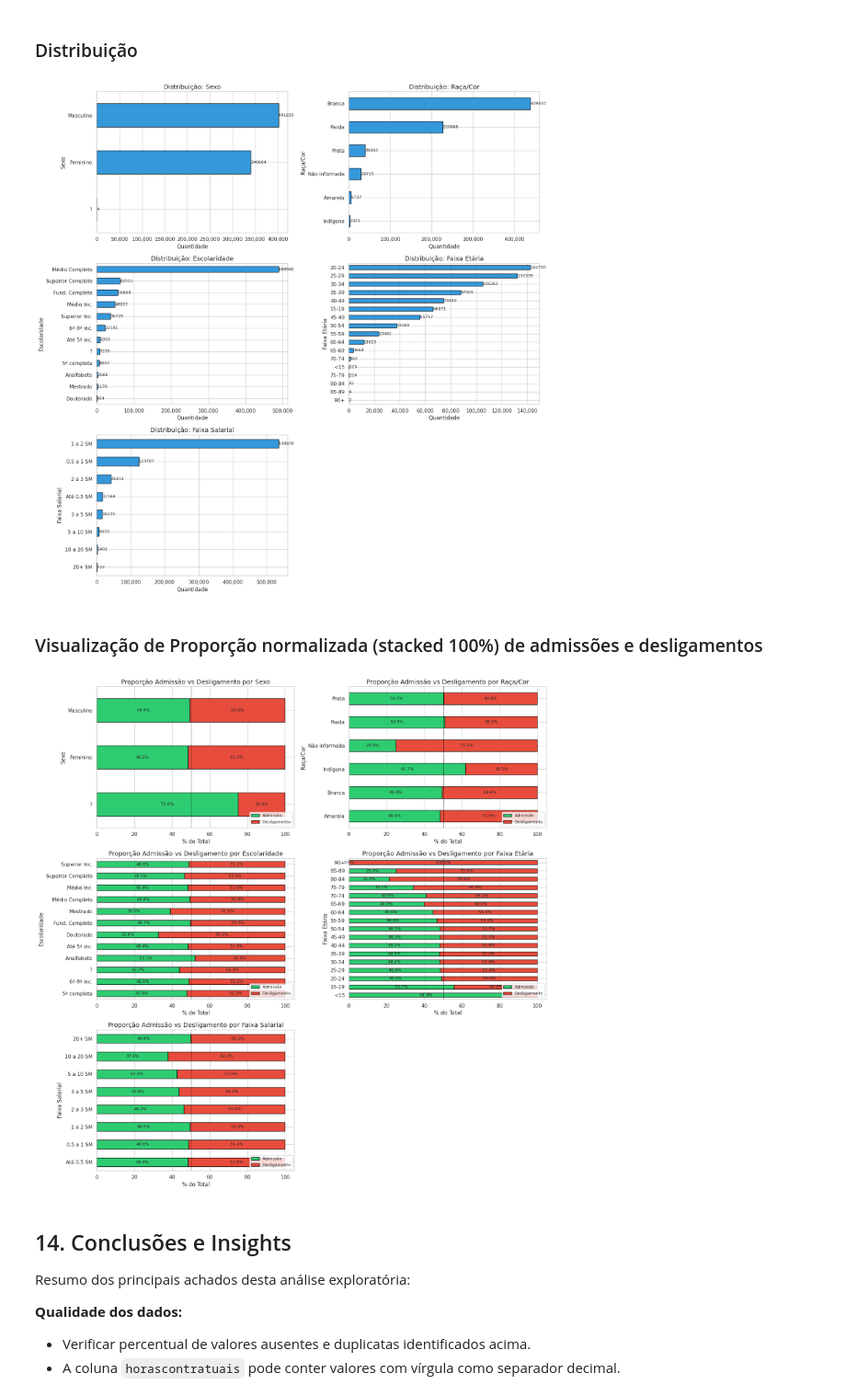
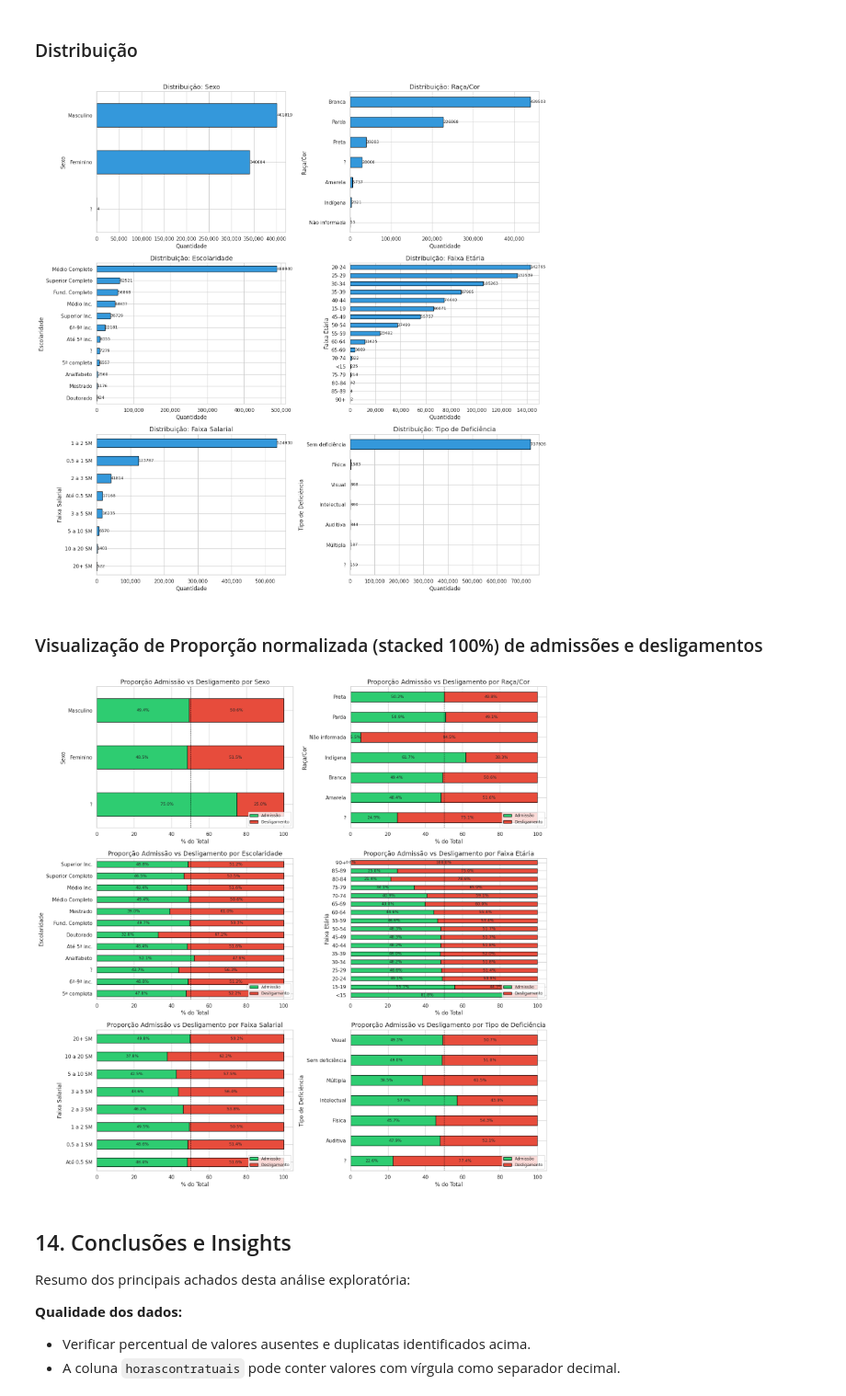
Before and after one commit to vinimeurer/employment-balance-predictor, a Jupyter notebook: eda_caged_curitiba.ipynb, the cells around one changed output. Shown at 92% size. Saved outputs shown, nothing was run; the diff lists cells and outputs as text; code cells hidden in the pictures.

```diff
--- a/eda_caged_curitiba.ipynb
+++ b/eda_caged_curitiba.ipynb
@@ -536,3 +587,9 @@ df["faixa_etaria"] = pd.cut(
+# %%
+col_original = "tipodedeficiencia"
+mapa = MAP_DEFICIENCIA
+col_desc = f"{col_original}_desc"
+
+df[col_desc] = df[col_original].map(mapa).fillna("?")
 # %% [markdown]
 ## 8.5 Análise Salarial
 # %% [markdown]
@@ -647,23 +659,0 @@ plt.show()
-# %%
-flags = {
-    "indtrabintermitente": "Trabalho Intermitente",
-    "indtrabparcial": "Trabalho Parcial",
-    "indicadoraprendiz": "Aprendiz",
-}
-
-resumo_flags = []
-for col, desc in flags.items():
-    n_sim = (df[col] == 1).sum()
-    pct = n_sim / len(df) * 100
-    resumo_flags.append({"Variável": desc, "Sim (=1)": n_sim, "%": round(pct, 2)})
-
-n_def = (df["tipodedeficiencia"] != 0).sum()
-pct_def = n_def / len(df) * 100
-resumo_flags.append({"Variável": "Possui Deficiência", "Sim (=1)": n_def, "%": round(pct_def, 2)})
-
-display(pd.DataFrame(resumo_flags))
-
-# Deficiência detalhada
-def_counts = df["tipodedeficiencia"].map(MAP_DEFICIENCIA).fillna("?").value_counts()
-print("\nDetalhamento de deficiências:")
-display(def_counts.to_frame("contagem"))
@@ -695,6 +669,7 @@ variaveis_cat = [
     ("faixa_etaria", "Faixa Etária"),
     # ("tam_estab_desc", "Tamanho do Estabelecimento"),
     ("faixa_salarial", "Faixa Salarial"),
+    ("tipodedeficiencia_desc", "Tipo de Deficiência"),
 ]
 # %% [markdown]
 ### Distribuição
@@ -727,12 +702,12 @@ for idx, (col, titulo) in enumerate(variaveis_cat):
         axes[idx].bar_label(container, fmt="%d", label_type="edge", fontsize=9)
 
 # Desabilitar o último subplot (vazio)
-axes[-1].set_visible(False)
+# axes[-1].set_visible(False)
 
 plt.tight_layout()
 plt.show()
 # %% [output]
-[figure, old version]
+[figure, new version]
 # %% [markdown]
 ### Visualização de Proporção normalizada (stacked 100%) de admissões e desligamentos
 # %%
@@ -748,7 +723,7 @@ for idx, (col, titulo) in enumerate(variaveis_cat):
         df.groupby([col, "saldomovimentacao"], observed=True)
         .size()
         .unstack(fill_value=0)
-        .rename(columns=MAP_SALDO)
+        .rename(columns=MAP_TIPO_MOVIMENTACAO)
     )
 
     # Garantir colunas de Admissão e Desligamento
@@ -756,35 +731,35 @@ for idx, (col, titulo) in enumerate(variaveis_cat):
         if col_name not in cat_saldo:
             cat_saldo[col_name] = 0
 
     # Proporção normalizada para gráficos
     cat_pct = cat_saldo[["Admissão", "Desligamento"]].div(
         cat_saldo[["Admissão", "Desligamento"]].sum(axis=1), axis=0
     ) * 100
 
     # Gráfico: Proporção normalizada (stacked 100%)
     cat_pct.plot.barh(
         ax=axes[idx],
         stacked=True,
         color=["#2ecc71", "#e74c3c"],
         edgecolor="black"
     )
     axes[idx].axvline(50, color="black", linestyle="--", linewidth=0.8)
     axes[idx].set_title(f"Proporção Admissão vs Desligamento por {titulo}")
     axes[idx].set_xlabel("% do Total")
     axes[idx].set_ylabel(titulo)
     axes[idx].legend(loc="lower right", fontsize=9)
 
     # Rótulos de porcentagem
     for container in axes[idx].containers:
         axes[idx].bar_label(container, fmt="%.1f%%", label_type="center", fontsize=9)
 
 # Desabilitar o último subplot (vazio)
-axes[-1].set_visible(False)
+# axes[-1].set_visible(False)
 
 plt.tight_layout()
 plt.show()
 # %% [output]
-[figure, old version]
+[figure, new version]
 # %% [markdown]
 ## 14. Conclusões e Insights
 
```
Also changed, not shown: parts of 10 cells of this notebook.
